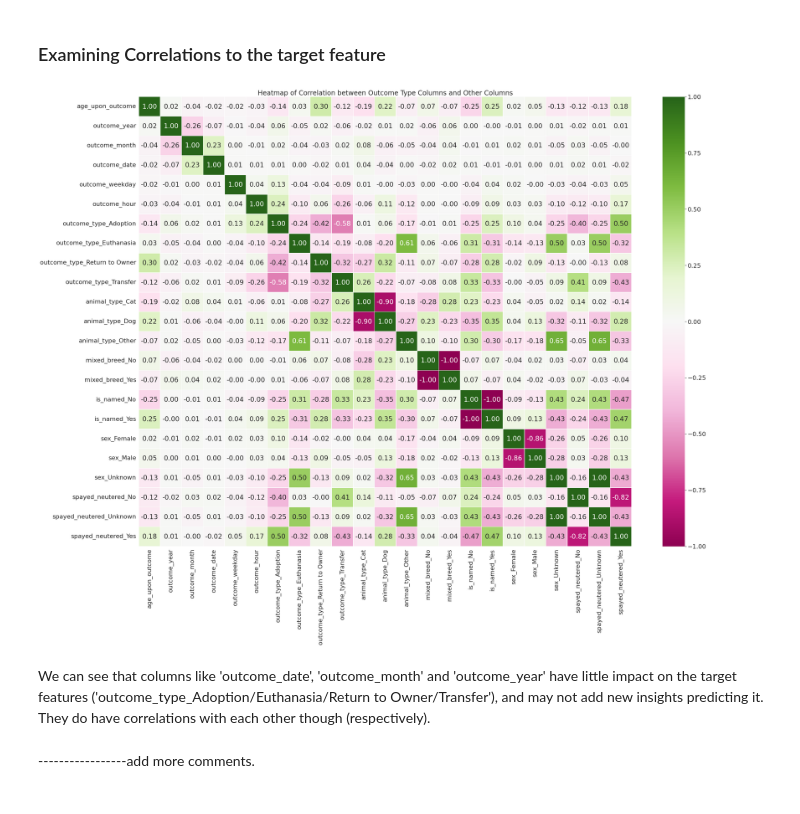
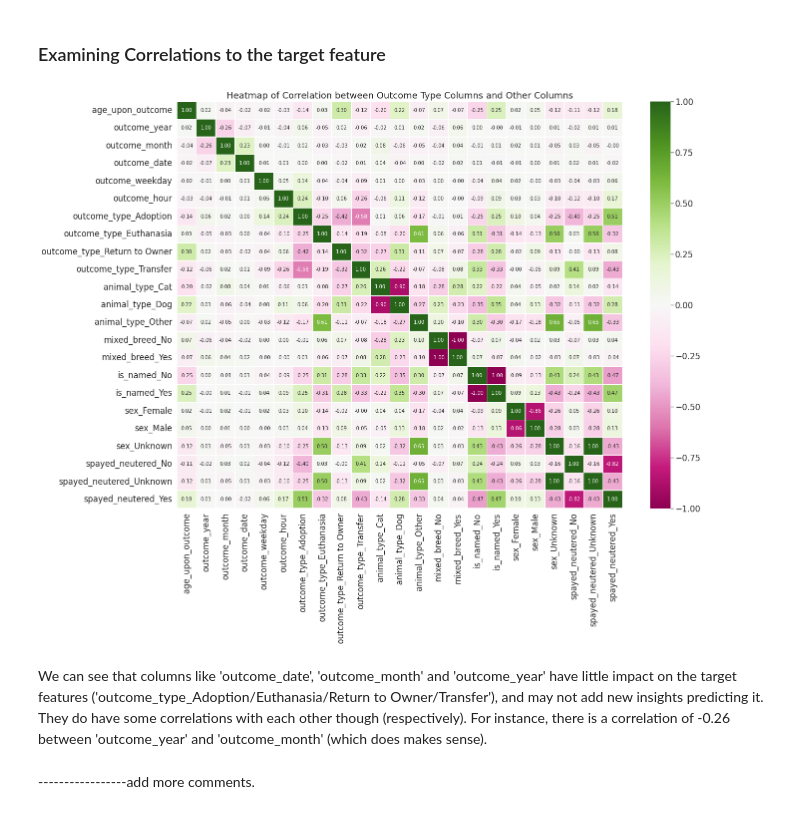
Before and after one commit to Darmendel/TDS-project, a Jupyter notebook: Final Pipeline.ipynb, the cells around one changed output. Drawn from its saved outputs; the diff is of its cells as text; code cells hidden in the pictures.

```diff
--- a/Final Pipeline.ipynb
+++ b/Final Pipeline.ipynb
@@ -672,5 +607,5 @@ Blue                 1049    3.570456
 # %% [markdown]
 Most cats are brown tabbies, black, black and white, brown and white tabbies or gingers. I've decides to keep all the instances above of colors of the coats of cats, and for any other color of coat I'll put a default value:
 # %%
-dtf = set_top_k_colors(dtf, 'Cat', 10)
+dtf = set_top_k_colors(dtf, 'Cat', 15)
 # %% [markdown]
@@ -693,5 +634,5 @@ White/Black   1552    3.434768
 # %% [markdown]
 Most dogs are black and white, black, brown and white, tan and white or white. I've decides to keep all the instances above of colors of the coats of dogs, and for any other color of coat I'll put a default value:
 # %%
-dtf = set_top_k_colors(dtf, 'Dog', 10)
+dtf = set_top_k_colors(dtf, 'Dog', 16)
 # %% [markdown]
@@ -714,7 +656,7 @@ White          112    2.689076
 # %% [markdown]
 Most of the other animals are brown, black and white, black, gray and black or black and white. I've decides to keep all the instances above of colors of the other animals, and for any other color of coat I'll put a default value:
 # %%
-dtf = set_top_k_colors(dtf, 'Other', 10)
+dtf = set_top_k_colors(dtf, 'Other', 11)
 # %% [markdown]
 ***
 # %% [markdown]
@@ -801,15 +743,3 @@ The word 'Mix' was removed from all the different breeds (irrelevant to the type
 ***
 # %% [markdown]
 #### Breed Distribution
-# %%
-# Function that only keeps the values of the top k breeds of a given animal in a given dataset
-def set_top_k_breeds(dtf, animal_name, k):
-    top_k_breeds = get_top_k(dtf, 'breed', animal_name, k).index
-
-    # Identify rows with breeds not in the top k breeds
-    not_top_k_breeds = dtf[(dtf['animal_type'] == animal_name) & (~dtf['breed'].isin(top_k_breeds))]
-
-    # Replace the breed values for those rows with 'Other breed' (a default value)
-    dtf.loc[not_top_k_breeds.index, 'breed'] = 'Other breed'
-
-    return dtf
@@ -950,17 +878,16 @@ outcome_type_columns = [col for col in dtf_encoded.columns if 'outcome_type' in
 # %%
 # Computing the correlation matrix
 dtf_corr = dtf_encoded.corr(method="pearson")
 
 # Plotting the heatmap
-plt.subplots(figsize=(40,30))
-sns.set(font_scale=2)
+plt.subplots(figsize=(20,15))
 sns.heatmap(dtf_corr, vmin=-1, vmax=1, annot=True, fmt='.2f', cmap="PiYG", cbar=True, linewidths=0.5)
 plt.title('Heatmap of Correlation between Outcome Type Columns and Other Columns')
 plt.show()
 # %% [output]
-[figure, old version]
+[figure, new version]
 # %% [markdown]
-We can see that columns like 'outcome_date', 'outcome_month' and 'outcome_year' have little impact on the target features ('outcome_type_Adoption/Euthanasia/Return to Owner/Transfer'), and may not add new insights predicting it. They do have correlations with each other though (respectively).
+We can see that columns like 'outcome_date', 'outcome_month' and 'outcome_year' have little impact on the target features ('outcome_type_Adoption/Euthanasia/Return to Owner/Transfer'), and may not add new insights predicting it. They do have some correlations with each other though (respectively). For instance, there is a correlation of -0.26 between 'outcome_year' and 'outcome_month' (which does makes sense).
 # %% [markdown]
 -----------------add more comments.
 # %% [markdown]
```
Also changed, not shown: parts of 104 cells of this notebook, 2 other files.
